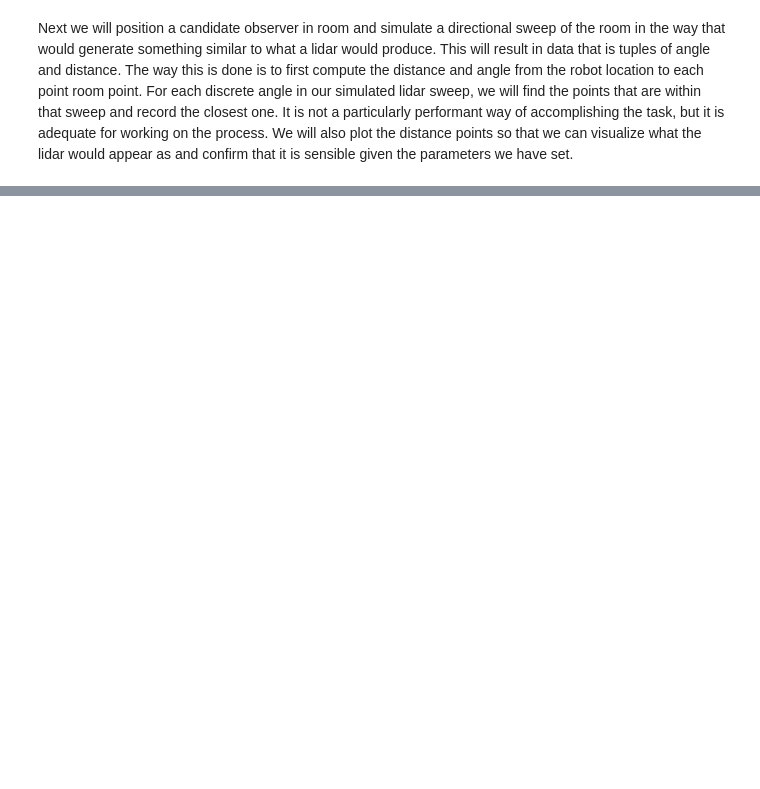
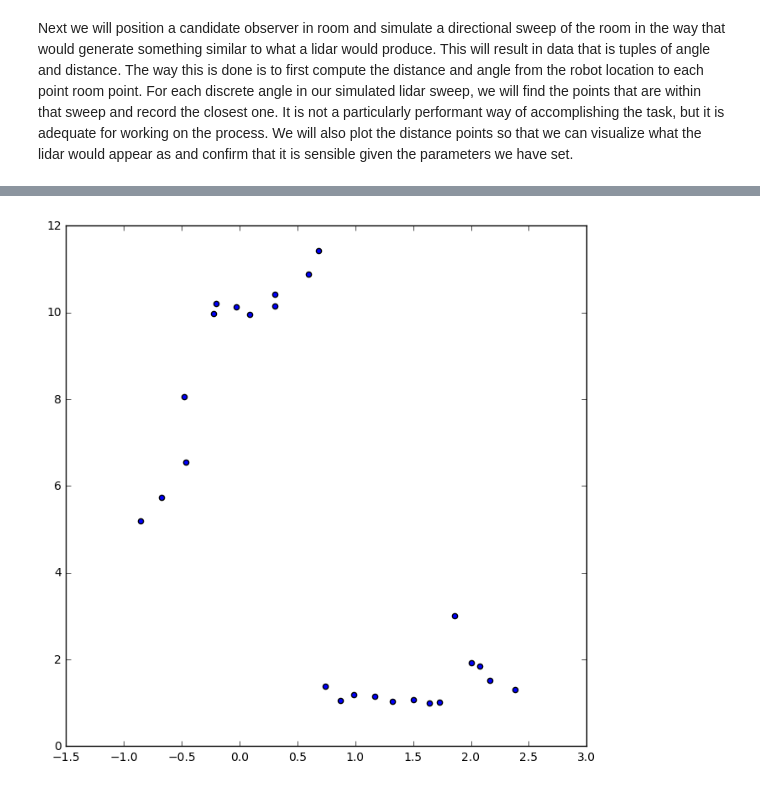
Before and after one commit to ColinShaw/python-lidar-simulator-particle-filter, a Jupyter notebook: jupyter/LidarParticleFilter.ipynb, the cells around one changed output, grey strips where cells are left out. Cells and saved outputs as stored; diff of their text form; code cells hidden in the pictures; blank space fills up the shorter version.

```diff
--- a/jupyter/LidarParticleFilter.ipynb
+++ b/jupyter/LidarParticleFilter.ipynb
@@ -113,0 +120,32 @@ plt.show()
+# %%
+class LidarNoise:
+
+    def __init__(self, angle_std, distance_std):
+        self.angle_std = angle_std
+        self.distance_std = distance_std
+
+    def add_error(self, view_points):
+        res = []
+        for p in view_points:
+            angle, distance = p
+            new_angle = angle + np.random.normal(0.0, self.angle_std)
+            new_distance = distance + np.random.normal(0.0, self.distance_std)
+            res.append((new_angle, new_distance))
+        return res
+
+
+# Set the plot size
+plt.figure(figsize=(8,8))
+
+# Generate noisy points
+ln = LidarNoise(0.05, 0.1)
+noisy_points = ln.add_error(points)
+
+# Unzip the angle-distance tuple
+a, d = zip(*noisy_points)
+
+# Plot as a scatter plot
+plt.scatter(a, d)
+plt.show()
+# %% [output]
+[figure, added]
```
Also changed, not shown: parts of 10 cells of this notebook.
